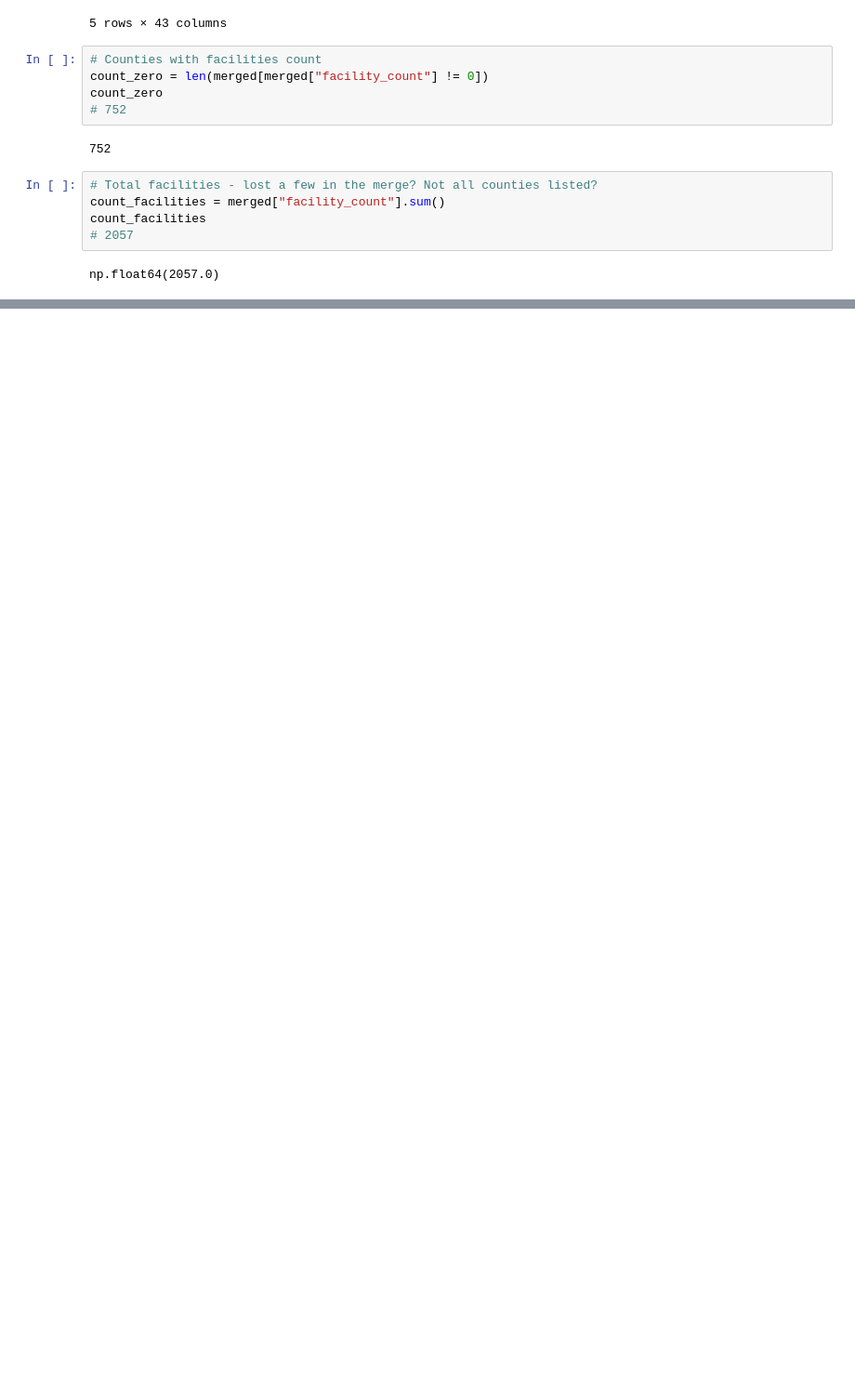
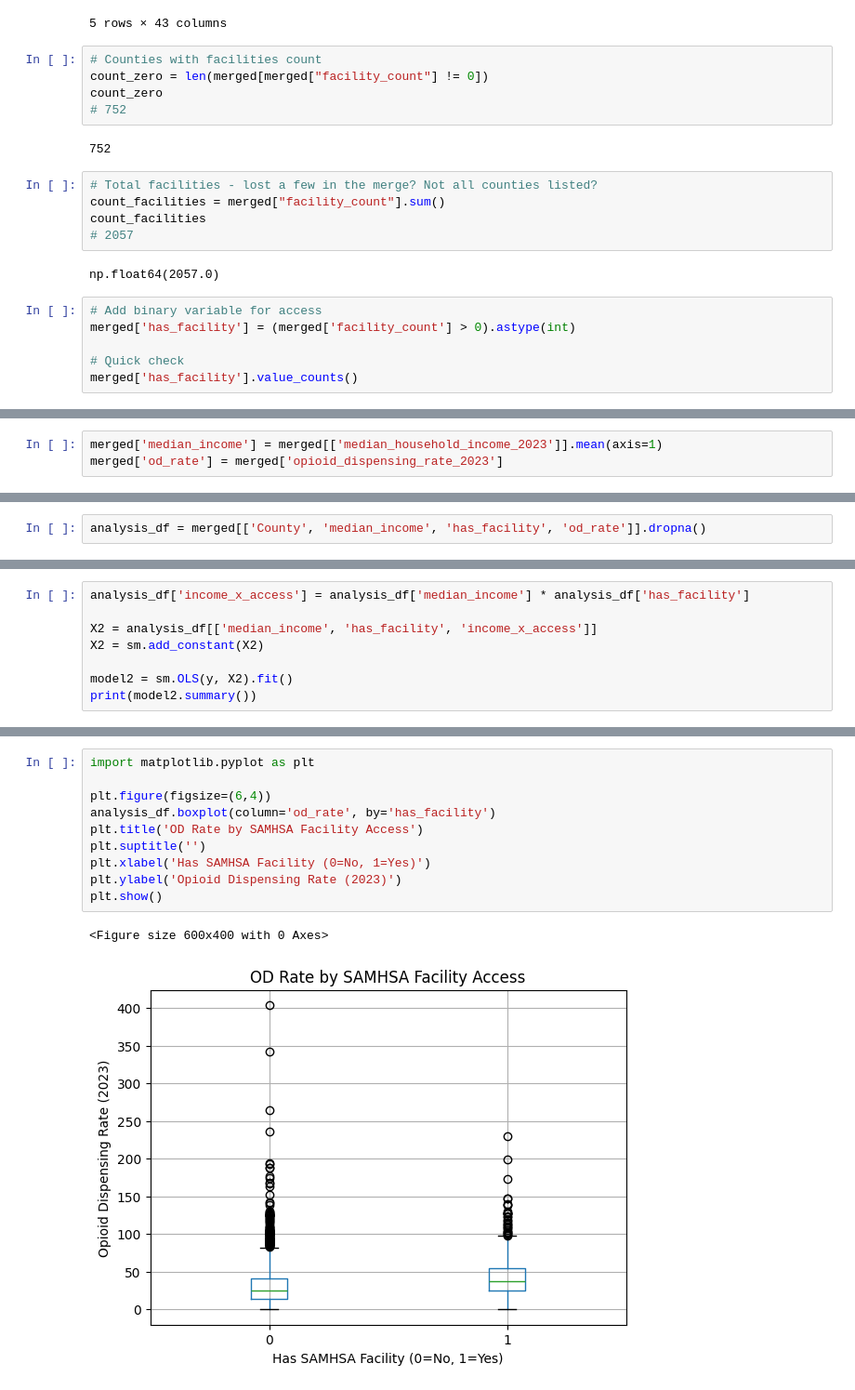
Before and after one commit to rsm-amarkova/Opioid_SAMSHA, a Jupyter notebook: project.ipynb, the cells around one changed output, grey strips where cells are left out. Shown at 93% size. Drawn from its saved outputs; the diff is of its cells as text; blank space fills up the shorter version.

Commit message:
✅ OVERALL: Regression code – finished Model 1 & 2 and added analysis.

```diff
--- a/project.ipynb
+++ b/project.ipynb
@@ -83,3 +83,9 @@ count_facilities
 # 2057
 # %% [output]
 np.float64(2057.0)
+# %%
+# Add binary variable for access
+merged['has_facility'] = (merged['facility_count'] > 0).astype(int)
+
+# Quick check
+merged['has_facility'].value_counts()
@@ -85,0 +97,3 @@ np.float64(2057.0)
+# %%
+merged['median_income'] = merged[['median_household_income_2023']].mean(axis=1)
+merged['od_rate'] = merged['opioid_dispensing_rate_2023']
@@ -85,0 +104,2 @@ np.float64(2057.0)
+# %%
+analysis_df = merged[['County', 'median_income', 'has_facility', 'od_rate']].dropna()
@@ -85,0 +138,8 @@ np.float64(2057.0)
+# %%
+analysis_df['income_x_access'] = analysis_df['median_income'] * analysis_df['has_facility']
+
+X2 = analysis_df[['median_income', 'has_facility', 'income_x_access']]
+X2 = sm.add_constant(X2)
+
+model2 = sm.OLS(y, X2).fit()
+print(model2.summary())
@@ -85,0 +168,13 @@ np.float64(2057.0)
+# %%
+import matplotlib.pyplot as plt
+
+plt.figure(figsize=(6,4))
+analysis_df.boxplot(column='od_rate', by='has_facility')
+plt.title('OD Rate by SAMHSA Facility Access')
+plt.suptitle('')
+plt.xlabel('Has SAMHSA Facility (0=No, 1=Yes)')
+plt.ylabel('Opioid Dispensing Rate (2023)')
+plt.show()
+# %% [output]
+<Figure size 600x400 with 0 Axes>
+[figure, added]
```
Also changed, not shown: parts of 8 cells of this notebook.
